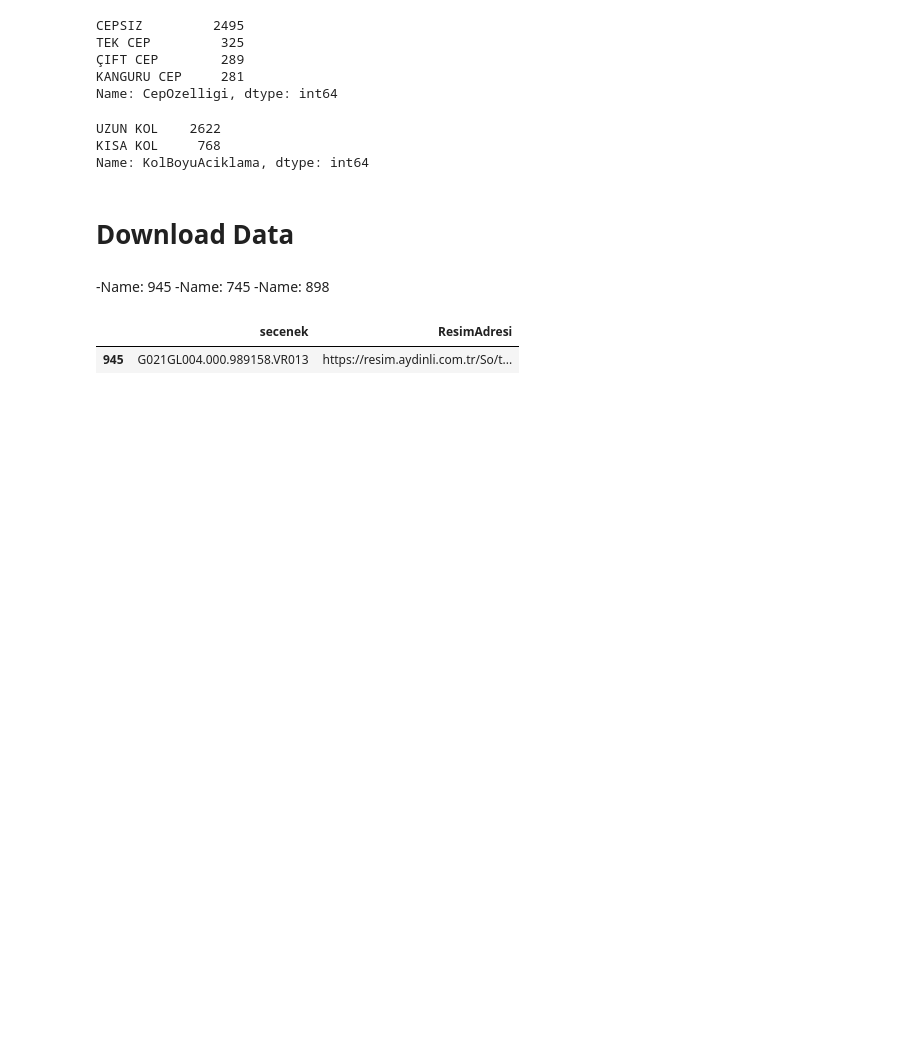
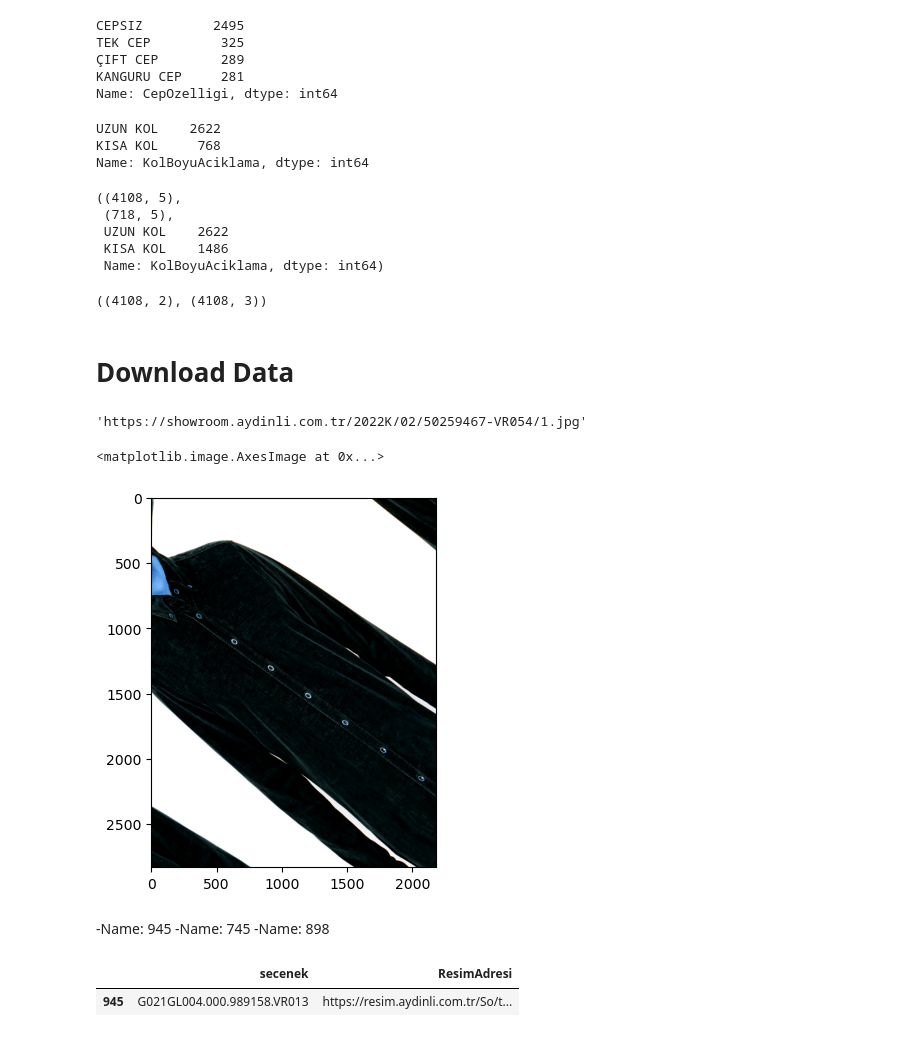
Before and after one commit to melihkacaman/neckline_classifier_Aydinli, a Jupyter notebook: notebooks/04 Range3 Data Model Creation and Data Prep.ipynb, the cells around one changed output. Saved outputs shown, nothing was run; the diff lists cells and outputs as text; code cells hidden in the pictures; blank space fills up the shorter version.

Commit message:
data augmentation plugin

```diff
--- a/notebooks/04 Range3 Data Model Creation and Data Prep.ipynb
+++ b/notebooks/04 Range3 Data Model Creation and Data Prep.ipynb
@@ -56,6 +56,46 @@ y_train["KolBoyuAciklama"].value_counts()
 UZUN KOL    2622
 KISA KOL     768
 Name: KolBoyuAciklama, dtype: int64
+# %%
+# kol: kısa kol
+# cep: kanguru cep, çift cep, tek cep
+# yaka: polo yaka, kapışonlu
+
+Xy_train = pd.concat([X_train, y_train], axis=1)
+
+will_augment = Xy_train[(Xy_train.KolBoyuAciklama == 'KISA KOL') & (Xy_train.CepOzelligi.isin(['KANGURU CEP', 'ÇIFT CEP', 'TEK CEP']))].copy()
+will_augment['secenek'] = "augment"
+will_augment = pd.concat([will_augment.copy(), will_augment.copy(), will_augment.copy()]).sample(frac=1).sample(frac=0.9)
+
+Xy_train_augment = pd.concat([Xy_train, will_augment], axis=0).reset_index(drop=True)
+Xy_train_augment.shape, will_augment.shape, Xy_train_augment["KolBoyuAciklama"].value_counts()
+# %% [output]
+((4108, 5),
+ (718, 5),
+ UZUN KOL    2622
+ KISA KOL    1486
+ Name: KolBoyuAciklama, dtype: int64)
+# %%
+X_train = Xy_train_augment.iloc[:, :2]
+y_train = Xy_train_augment.iloc[:, 2:]
+
+X_train.shape, y_train.shape
+# %% [output]
+((4108, 2), (4108, 3))
+# %%
+import tensorflow as tf
+from tensorflow.keras import layers
+
+data_augmentation = tf.keras.Sequential([
+    layers.RandomFlip(mode="horizontal"),
+    layers.RandomZoom(
+        height_factor=(-0.5, -0.45),
+		width_factor=(-0.15, -0.25)
+    ),
+    layers.RandomRotation(0.2),
+    layers.RandomBrightness(factor=0.9),
+    layers.RandomContrast(factor=0.9)
+])
 # %% [markdown]
 # Download Data
 # %%
@@ -133,3 +173,19 @@ def make_dataset_cv(dataset_name, datasource, iteration = None, set_name="train"
+# %%
+X_train["ResimAdresi"].iat[0]
+# %% [output]
+'https://showroom.aydinli.com.tr/2022K/02/50259467-VR054/1.jpg'
+# %%
+import matplotlib.pyplot as plt
+resp = requests.get(X_train["ResimAdresi"].iat[0] , stream=True).raw
+
+image = np.asarray(bytearray(resp.read()), dtype="uint8")
+image = cv2.imdecode(image, cv2.IMREAD_COLOR)
+
+out = data_augmentation(image) / 255
+plt.imshow(out)
+# %% [output]
+<matplotlib.image.AxesImage at 0x...>
+[figure, added]
 # %%
 # errors_train
 # %%
```
Also changed, not shown: parts of 2 cells of this notebook.
